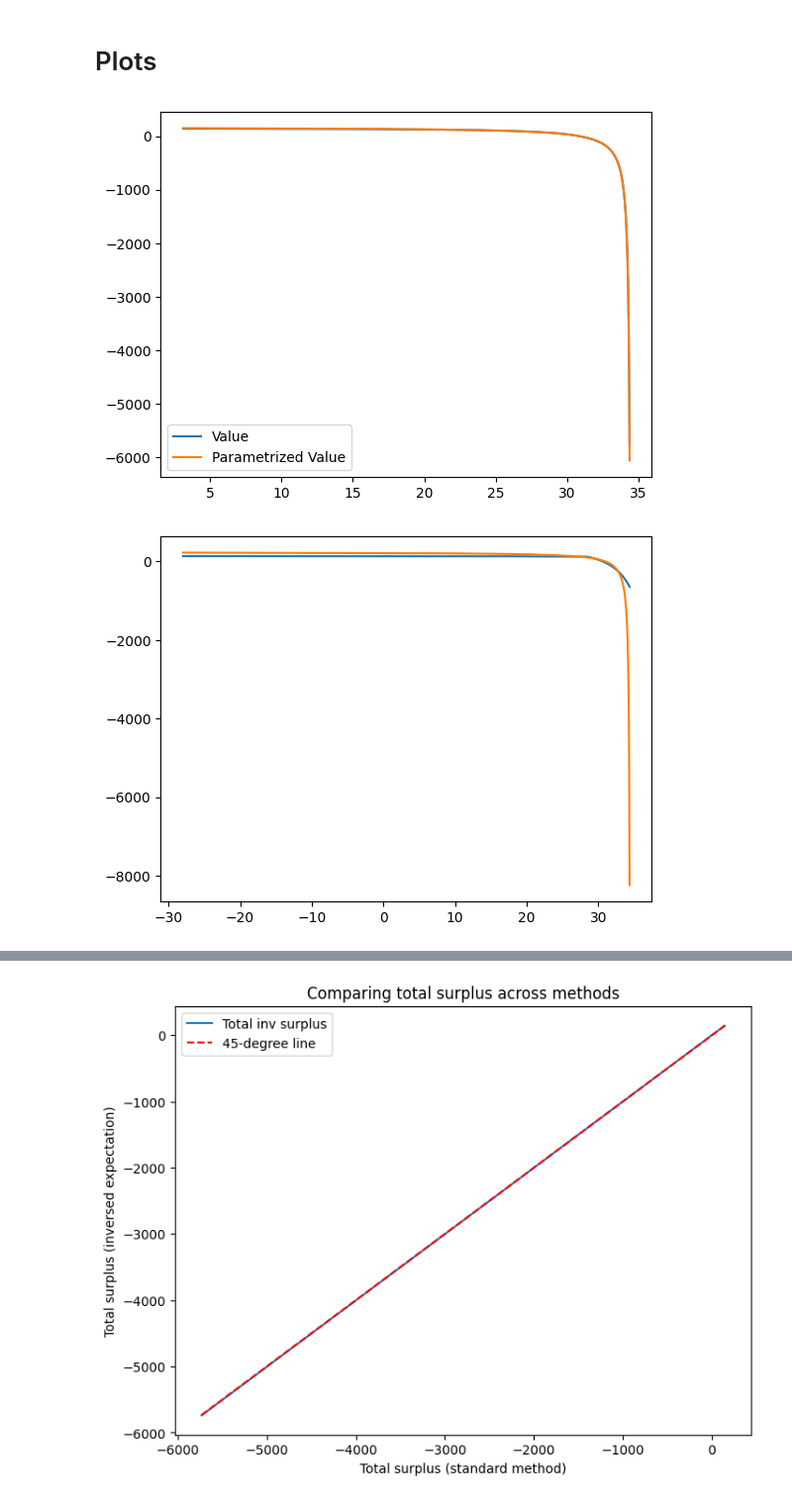
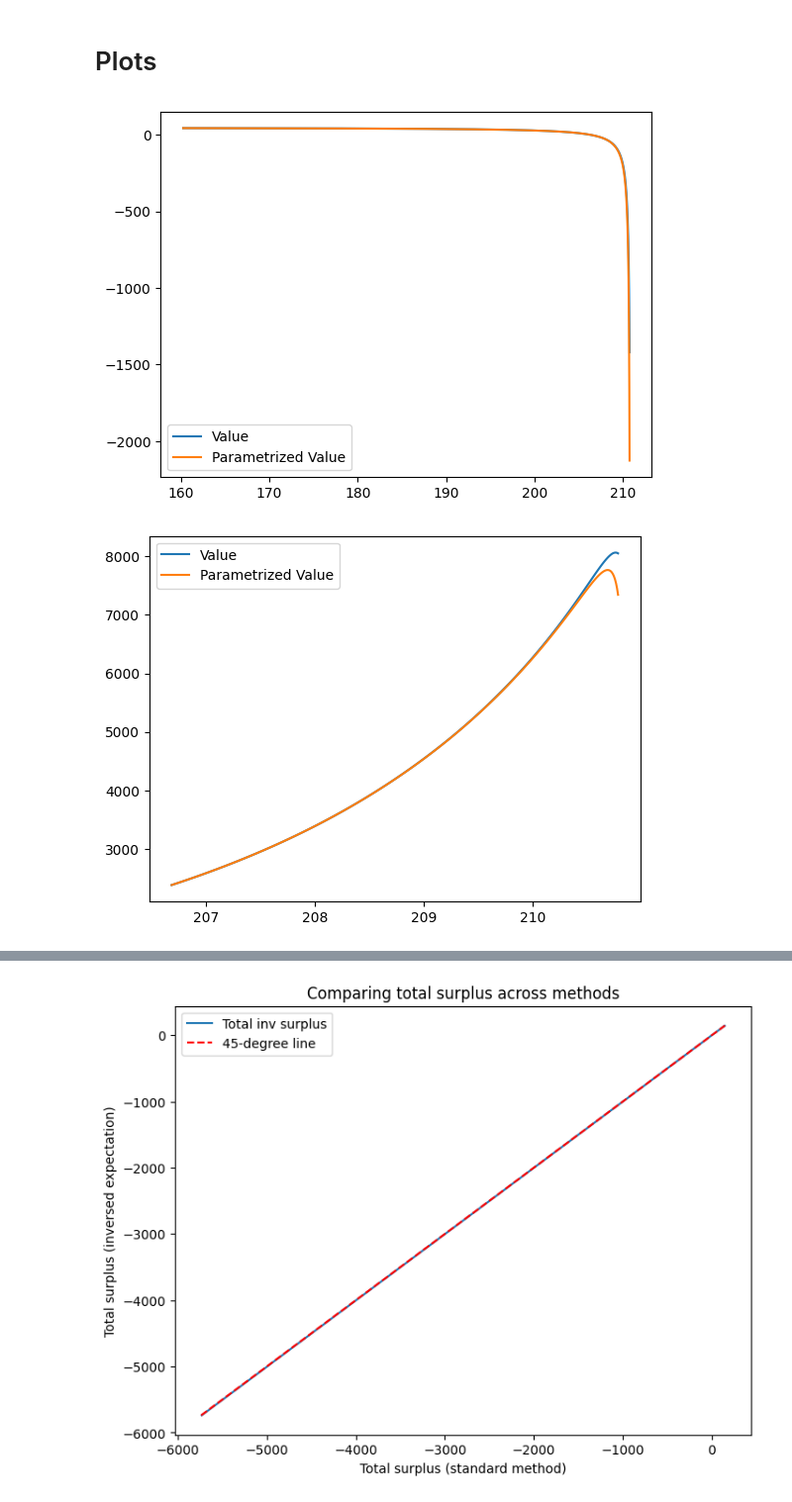
Before and after one commit to zalandru/Dynamic-Contracting-Multi-worker-Firm, a Jupyter notebook: cont_ap_ch/Comparing standard and inverse exp.ipynb, the cells around one changed output, grey strips where cells are left out. Shown at 99% size. Drawn from its saved outputs; the diff is of its cells as text; code cells hidden in the pictures.

```diff
--- a/cont_ap_ch/Comparing standard and inverse exp.ipynb
+++ b/cont_ap_ch/Comparing standard and inverse exp.ipynb
@@ -32,5 +20,5 @@ EJinv max diff 0.02137986498454258
 #print("Before first call:", cc.__dict__)
 from ContinuousContract import ContinuousContract
 cc=ContinuousContract(p)
-(cc_J,cc_W,cc_Wstar,cc_Jpi)=cc.J()
+(cc_J,cc_W,cc_Wstar,cc_Jpi)=cc.J(0)
 #print("After first call:", cc.__dict__)
@@ -69,14 +74,14 @@ plt.plot(cc_W[p.z_0-1, :], cc_Jpi[p.z_0-1, :], label='Parametrized Value')
 plt.legend()
 plt.show()
 # %% [output]
-[figure, old version]
+[figure, new version]
 # %%
-plt.plot(cc_W[p.z_0-1, :], cc_J[p.z_0-1, :], label='Value')
-plt.plot(cc_W[p.z_0-1, :], cc_Jpi[p.z_0-1, :], label='Parametrized Value')
+plt.plot(cc_W[p.z_0-1, 80:], cc_J[p.z_0-1, 80:]+cc.rho_grid[80:] * cc_W[p.z_0-1,80:], label='Value')
+#plt.plot(cc_W[p.z_0-1, 80:], cc_Jpi[p.z_0-1, 80:]+cc.rho_grid[80:] * cc_W[p.z_0-1,80:], label='Parametrized Value')
 plt.legend()
 plt.show()
 # %% [output]
-[figure, old version]
+[figure, new version]
 # %%
 plt.figure(figsize=(8, 6))  # Width=16 inches, Height=12 inches
 
```
Also changed, not shown: parts of 7 cells of this notebook, 13 other files.
